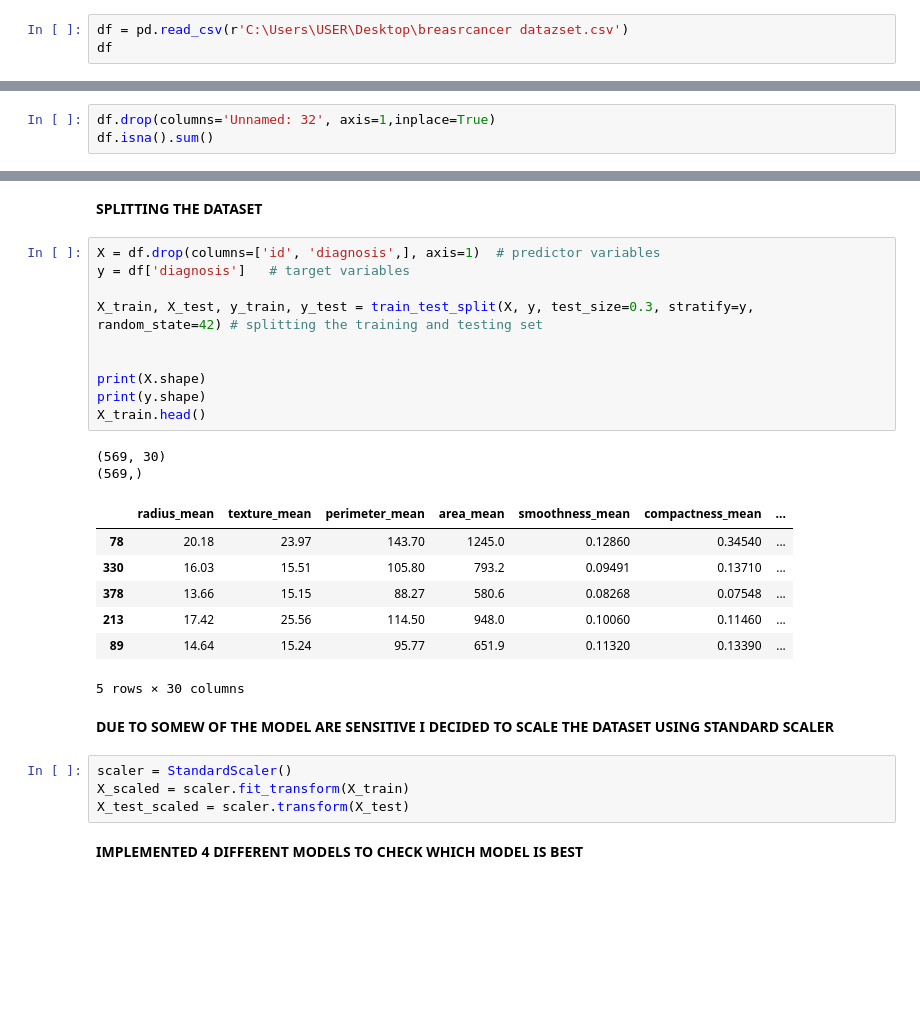
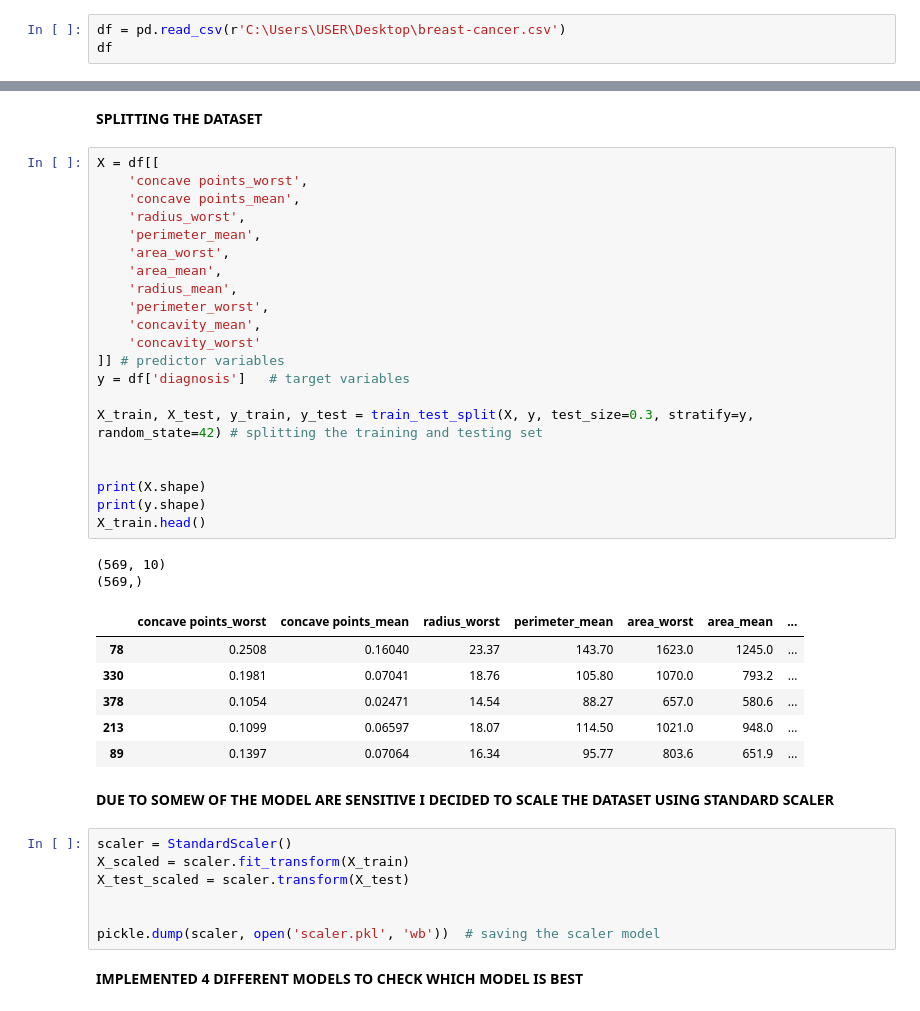
Before and after one commit to bjorn-sys/Breast_cancer_Risk_Assessment-, a Jupyter notebook: breast_cancer_prediction.ipynb, the cells around one changed output, grey strips where cells are left out. Cells and saved outputs as stored; diff of their text form; blank space fills up the shorter version.

```diff
--- a/breast_cancer_prediction.ipynb
+++ b/breast_cancer_prediction.ipynb
@@ -68,7 +70,7 @@ from sklearn.preprocessing import StandardScaler
 # %% [markdown]
 **READING IN THE DATASET**
 # %%
-df = pd.read_csv(r'C:\Users\USER\Desktop\breasrcancer datazset.csv')
+df = pd.read_csv(r'C:\Users\USER\Desktop\breast-cancer.csv')
 df
 # %% [output]
 |  | id | diagnosis | radius_mean | texture_mean | perimeter_mean | area_mean | smoothness_mean | ... |
@@ -124,3 +123,0 @@ Name: proportion, dtype: float64
-# %%
-df.drop(columns='Unnamed: 32', axis=1,inplace=True)
-df.isna().sum()
@@ -158,31 +137,44 @@ sns.heatmap(dcorr, annot=True, cmap='coolwarm', fmt='.2f', linewidths=0.8)
 # %% [markdown]
 **SPLITTING THE DATASET**
 # %%
-X = df.drop(columns=['id', 'diagnosis',], axis=1)  # predictor variables
+X = df[[
+    'concave points_worst',
+    'concave points_mean',
+    'radius_worst',
+    'perimeter_mean',
+    'area_worst',
+    'area_mean',
+    'radius_mean',
+    'perimeter_worst',
+    'concavity_mean',
+    'concavity_worst'
+]] # predictor variables
 y = df['diagnosis']   # target variables
 
 X_train, X_test, y_train, y_test = train_test_split(X, y, test_size=0.3, stratify=y, random_state=42) # splitting the training and testing set
 
 
 print(X.shape)
 print(y.shape)
 X_train.head()
 # %% [output]
-(569, 30)
+(569, 10)
 (569,)
-|  | radius_mean | texture_mean | perimeter_mean | area_mean | smoothness_mean | compactness_mean | ... |
-| 78 | 20.18 | 23.97 | 143.70 | 1245.0 | 0.12860 | 0.34540 | ... |
-| 330 | 16.03 | 15.51 | 105.80 | 793.2 | 0.09491 | 0.13710 | ... |
-| 378 | 13.66 | 15.15 | 88.27 | 580.6 | 0.08268 | 0.07548 | ... |
-| 213 | 17.42 | 25.56 | 114.50 | 948.0 | 0.10060 | 0.11460 | ... |
-| 89 | 14.64 | 15.24 | 95.77 | 651.9 | 0.11320 | 0.13390 | ... |
+|  | concave points_worst | concave points_mean | radius_worst | perimeter_mean | area_worst | area_mean | ... |
+| 78 | 0.2508 | 0.16040 | 23.37 | 143.70 | 1623.0 | 1245.0 | ... |
+| 330 | 0.1981 | 0.07041 | 18.76 | 105.80 | 1070.0 | 793.2 | ... |
+| 378 | 0.1054 | 0.02471 | 14.54 | 88.27 | 657.0 | 580.6 | ... |
+| 213 | 0.1099 | 0.06597 | 18.07 | 114.50 | 1021.0 | 948.0 | ... |
+| 89 | 0.1397 | 0.07064 | 16.34 | 95.77 | 803.6 | 651.9 | ... |
-5 rows × 30 columns
 # %% [markdown]
 **DUE TO SOMEW OF THE MODEL ARE SENSITIVE I DECIDED TO SCALE THE DATASET USING STANDARD SCALER**
 # %%
 scaler = StandardScaler()
 X_scaled = scaler.fit_transform(X_train)
 X_test_scaled = scaler.transform(X_test)
+
+
+pickle.dump(scaler, open('scaler.pkl', 'wb'))  # saving the scaler model
 # %% [markdown]
 **IMPLEMENTED 4 DIFFERENT MODELS TO CHECK WHICH MODEL IS BEST**
 # %%
```
Also changed, not shown: parts of 14 cells of this notebook.
